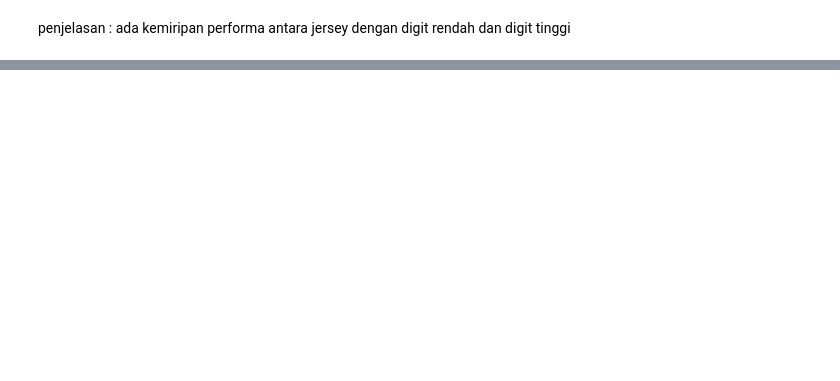
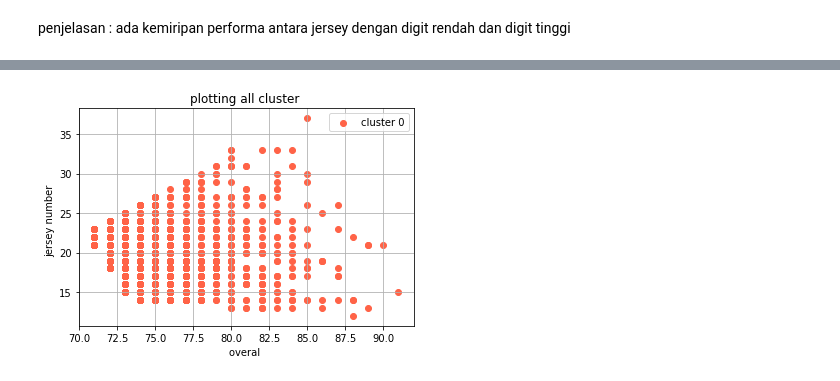
Before and after one commit to achmadwildan1888/Project-akhir-Data-analysis-and-machine-learning-model, a Jupyter notebook: machine learning model(K means)-checkpoint.ipynb, the cells around one changed output, grey strips where cells are left out. Cells and saved outputs as stored; diff of their text form; code cells hidden in the pictures; blank space fills up the shorter version.

```diff
--- a/machine learning model(K means)-checkpoint.ipynb
+++ b/machine learning model(K means)-checkpoint.ipynb
@@ -243,0 +277,13 @@ penjelasan : ada kemiripan performa antara jersey dengan digit rendah dan digit
+# %%
+plt.scatter(
+        cluster0['Overall'],
+        cluster0['Jersey Number'],
+        color = 'tomato',
+        marker = 'o')
+plt.title('plotting all cluster ')
+plt.xlabel('overal ')
+plt.ylabel('jersey number  ')
+plt.legend(['cluster 0'])
+plt.grid(True)
+# %% [output]
+[figure, added]
```
Also changed, not shown: parts of 17 cells of this notebook.
